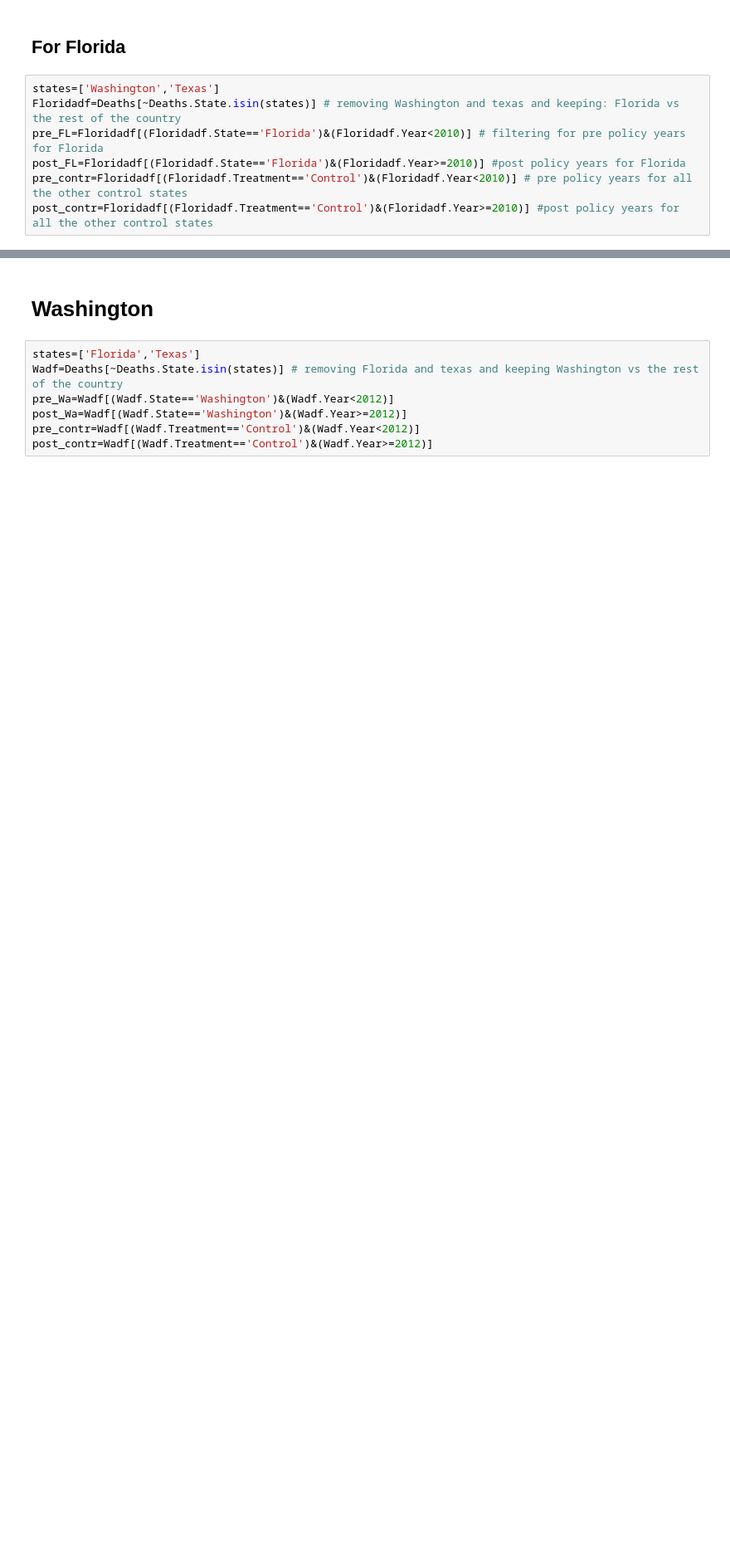
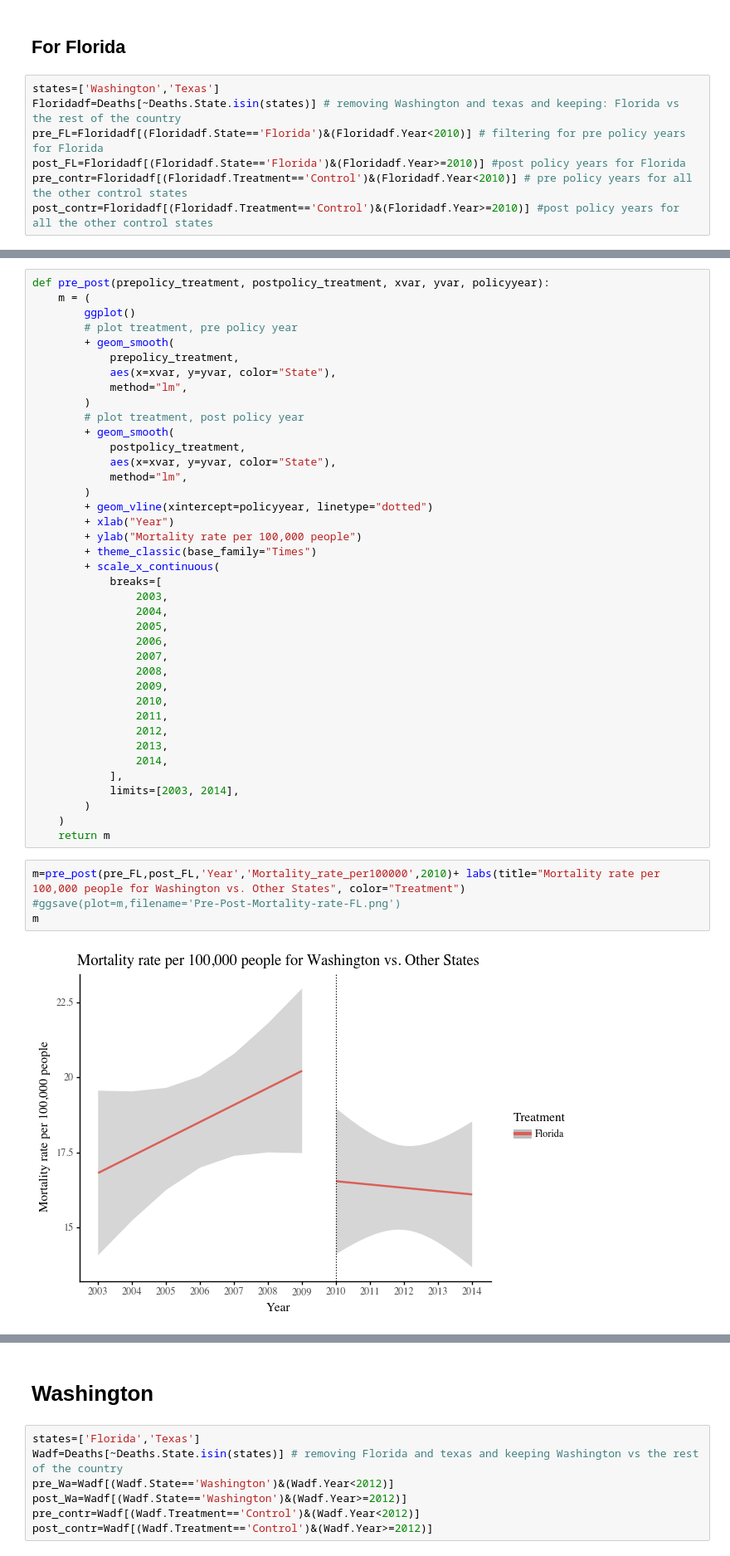
Before and after one commit to clarissaache/opioid-control-regulation-analysis, a Jupyter notebook: 20_intermediate_files/diff_deaths.ipynb, the cells around one changed output, grey strips where cells are left out. Shown at 83% size. Saved outputs shown, nothing was run; the diff lists cells and outputs as text; blank space fills up the shorter version.

```diff
--- a/20_intermediate_files/diff_deaths.ipynb
+++ b/20_intermediate_files/diff_deaths.ipynb
@@ -64,3 +50,48 @@ def diffIndiff(prepolicy_contr,postpolicy_contr,prepolicy_treatment,postpolicy_t
     + scale_x_continuous(breaks=[2003,2004,2005,2006, 2007,2008, 2009,2010,2011 ,2012,2013,2014], limits=[2003, 2014])
     )
     return m
+# %%
+def pre_post(prepolicy_treatment, postpolicy_treatment, xvar, yvar, policyyear):
+    m = (
+        ggplot()
+        # plot treatment, pre policy year
+        + geom_smooth(
+            prepolicy_treatment,
+            aes(x=xvar, y=yvar, color="State"),
+            method="lm",
+        )
+        # plot treatment, post policy year
+        + geom_smooth(
+            postpolicy_treatment,
+            aes(x=xvar, y=yvar, color="State"),
+            method="lm",
+        )
+        + geom_vline(xintercept=policyyear, linetype="dotted")
+        + xlab("Year")
+        + ylab("Mortality rate per 100,000 people")
+        + theme_classic(base_family="Times")
+        + scale_x_continuous(
+            breaks=[
+                2003,
+                2004,
+                2005,
+                2006,
+                2007,
+                2008,
+                2009,
+                2010,
+                2011,
+                2012,
+                2013,
+                2014,
+            ],
+            limits=[2003, 2014],
+        )
+    )
+    return m
+# %%
+m=pre_post(pre_FL,post_FL,'Year','Mortality_rate_per100000',2010)+ labs(title="Mortality rate per 100,000 people for Washington vs. Other States", color="Treatment")
+#ggsave(plot=m,filename='Pre-Post-Mortality-rate-FL.png')
+m
+# %% [output]
+[figure, added]
```
Also changed, not shown: parts of 8 cells of this notebook, 16 other files.
